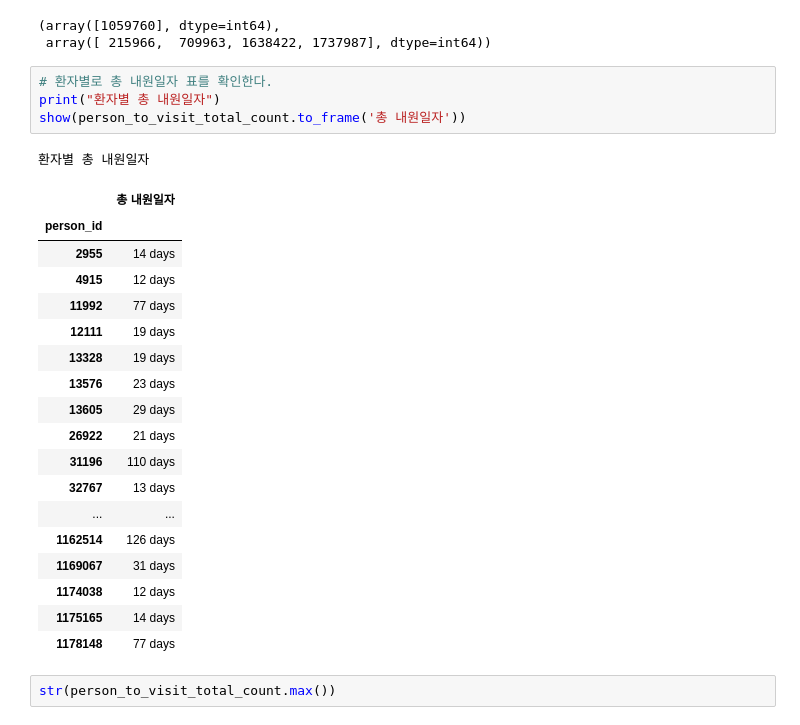
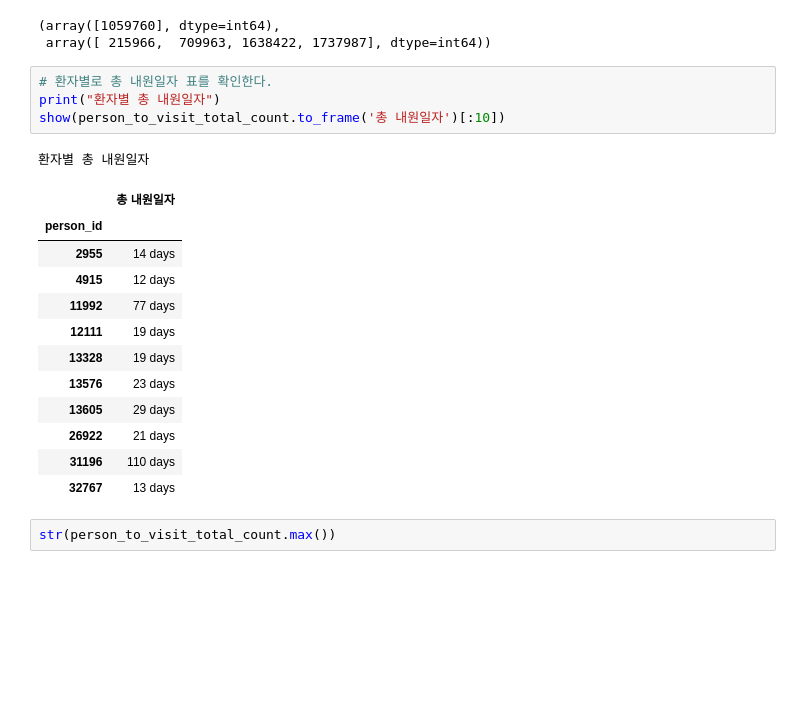
Before and after one commit to is3js/engineer_practice, a Jupyter notebook: 02_Load_Local_DataFrame_and_Quesions_1~7.ipynb, the cells around one changed output. Drawn from its saved outputs; the diff is of its cells as text; blank space fills up the shorter version.

```diff
--- a/02_Load_Local_DataFrame_and_Quesions_1~7.ipynb
+++ b/02_Load_Local_DataFrame_and_Quesions_1~7.ipynb
@@ -277,27 +262,21 @@ max_visit_ids, min_visit_ids
 # %%
 # 환자별로 총 내원일자 표를 확인한다.
 print("환자별 총 내원일자")
-show(person_to_visit_total_count.to_frame('총 내원일자'))
+show(person_to_visit_total_count.to_frame('총 내원일자')[:10])
 # %% [output]
 환자별 총 내원일자
 |  | 총 내원일자 |
 | person_id |  |
 | 2955 | 14 days |
 | 4915 | 12 days |
 | 11992 | 77 days |
 | 12111 | 19 days |
 | 13328 | 19 days |
 | 13576 | 23 days |
 | 13605 | 29 days |
 | 26922 | 21 days |
 | 31196 | 110 days |
 | 32767 | 13 days |
-| ... | ... |
-| 1162514 | 126 days |
-| 1169067 | 31 days |
-| 1174038 | 12 days |
-| 1175165 | 14 days |
-| 1178148 | 77 days |
 # %%
 str(person_to_visit_total_count.max())
 # %% [output]
```
Also changed, not shown: parts of 26 cells of this notebook, 3 other files.
